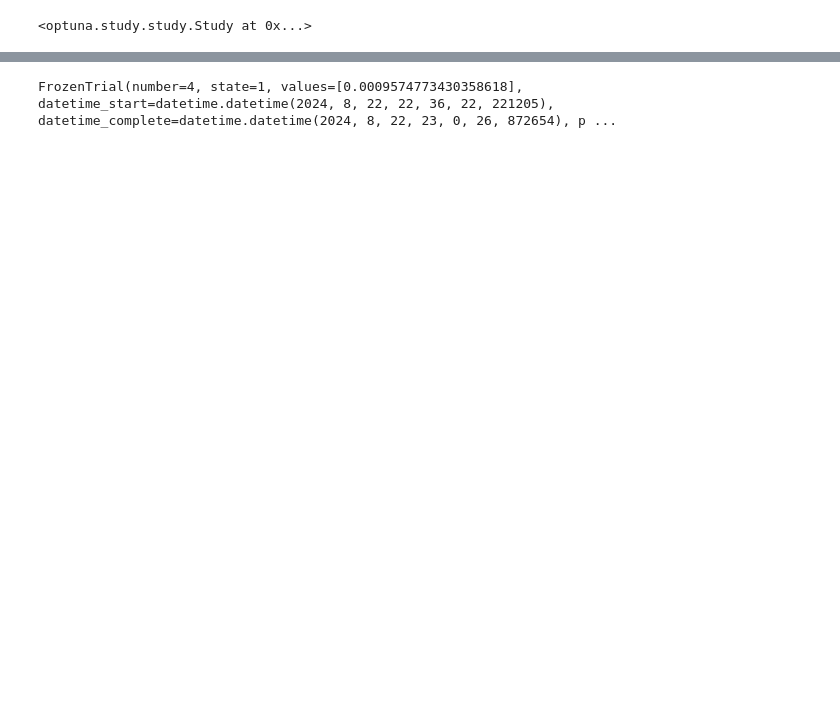
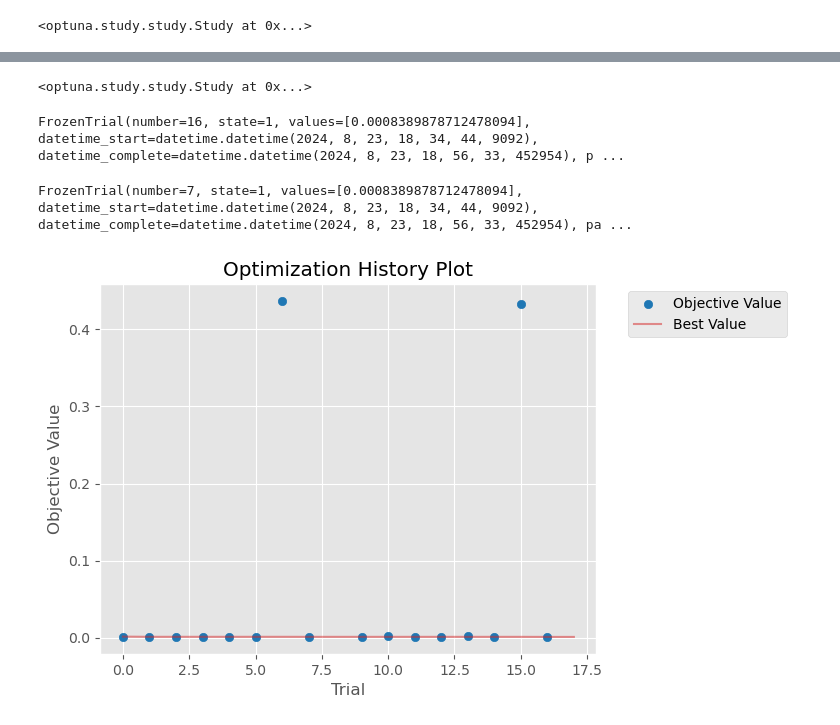
Before and after one commit to geo-smart/deep-snow, a Jupyter notebook: contributors/geosmart_2024/theweathermanda/optimization_test_results.ipynb, the cells around one changed output, grey strips where cells are left out. Saved outputs shown, nothing was run; the diff lists cells and outputs as text; code cells hidden in the pictures; blank space fills up the shorter version.

```diff
--- a/contributors/geosmart_2024/theweathermanda/optimization_test_results.ipynb
+++ b/contributors/geosmart_2024/theweathermanda/optimization_test_results.ipynb
@@ -3,6 +13,12 @@ import optuna
 # %%
 study = optuna.load_study(
         study_name="optm_test_manda_prod1c", storage="sqlite:///db.sqlite3")
+# %%
+study_name = 'optm_test_manda_prod1c'
+storage_name = "sqlite:///{}.db".format(study_name)
+
+study2 = optuna.load_study(
+        storage=storage_name, study_name=study_name)
 # %%
 study
 # %% [output]
@@ -9,0 +33,5 @@ study
+# %%
+merged_study_name = 'merged_study2'
+merged_storage_name = 'sqlite:///merged_study.db'
+
+merged_study = optuna.create_study(study_name=merged_study_name, storage=merged_storage_name, load_if_exists=True)
@@ -10,4 +50,16 @@ study
+# %%
+merged_study
+# %% [output]
+<optuna.study.study.Study at 0x...>
 # %%
-study.best_trial
+merged_study.best_trial
 # %% [output]
-FrozenTrial(number=4, state=1, values=[0.0009574773430358618], datetime_start=datetime.datetime(2024, 8, 22, 22, 36, 22, 221205), datetime_complete=datetime.datetime(2024, 8, 22, 23, 0, 26, 872654), p ...
+FrozenTrial(number=16, state=1, values=[0.0008389878712478094], datetime_start=datetime.datetime(2024, 8, 23, 18, 34, 44, 9092), datetime_complete=datetime.datetime(2024, 8, 23, 18, 56, 33, 452954), p ...
+# %%
+study2.best_trial
+# %% [output]
+FrozenTrial(number=7, state=1, values=[0.0008389878712478094], datetime_start=datetime.datetime(2024, 8, 23, 18, 34, 44, 9092), datetime_complete=datetime.datetime(2024, 8, 23, 18, 56, 33, 452954), pa ...
+# %%
+fig1 = plot_optimization_history(merged_study)
+# %% [output]
+[figure, added]
```
Also changed, not shown: parts of 5 cells of this notebook, 6 other files.
